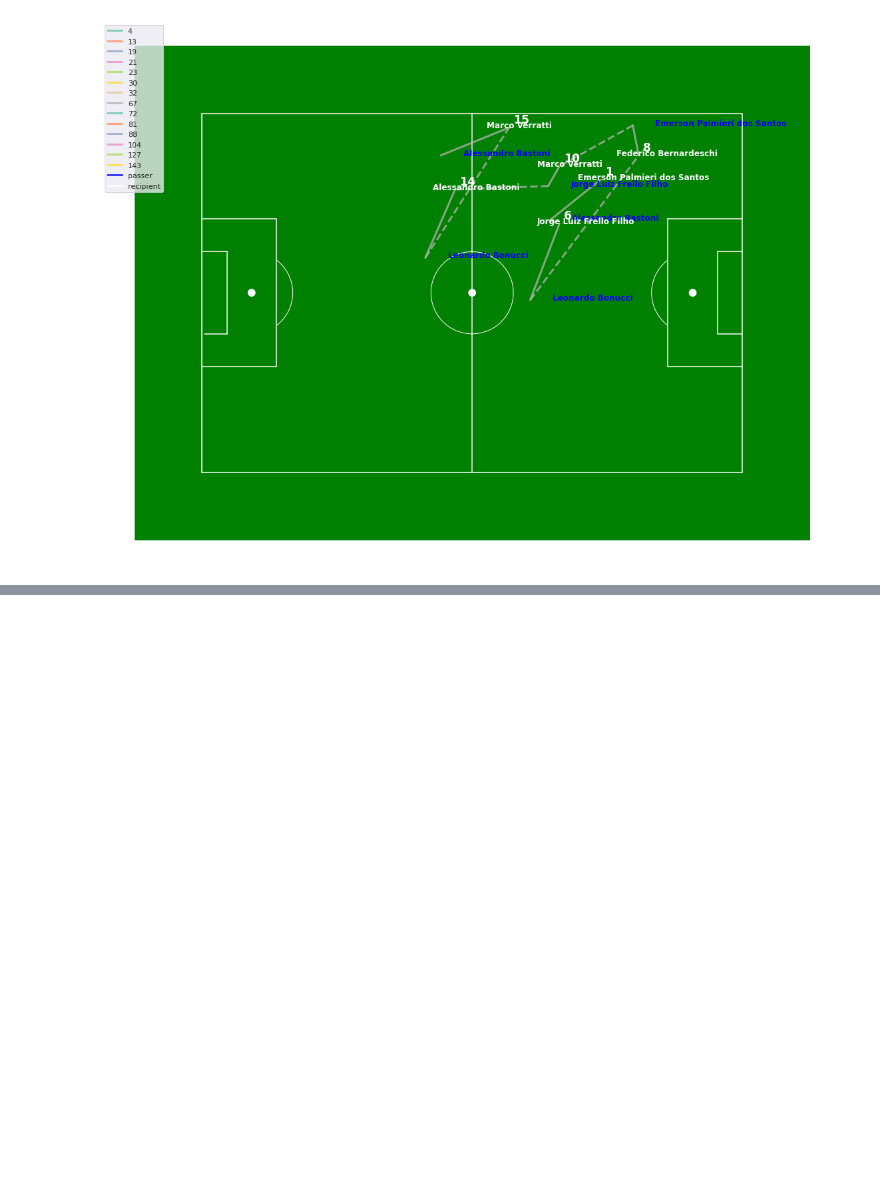
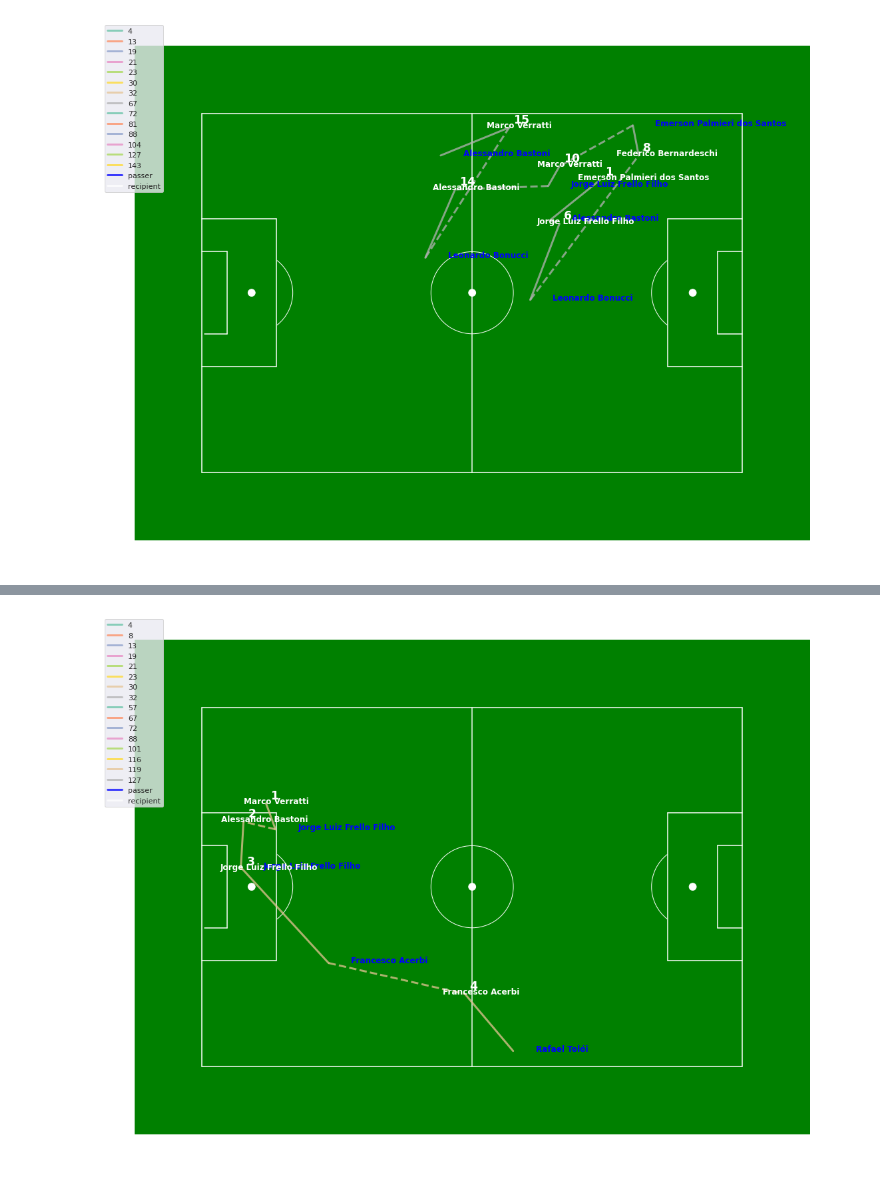
Before and after one commit to aegonwolf/socceranalytics, a Jupyter notebook: new-charts.ipynb, the cells around one changed output, grey strips where cells are left out. Cells and saved outputs as stored; diff of their text form; code cells hidden in the pictures; blank space fills up the shorter version.

```diff
--- a/new-charts.ipynb
+++ b/new-charts.ipynb
@@ -1161,0 +1227,31 @@ plt.savefig('cluster5_67gmm.png')
+# %%
+end_x, end_y = -1, -1
+fig, ax = create_pitch(120, 80,'white')
+for index, pass_ in cluster4.iterrows():
+    if (index < 0) or (pass_.possession != 119):
+        continue
+    x, y = pass_['x'], pass_['y']
+    y = 80 - y
+    if (end_x != -1):
+        ax.plot([end_x, x], [end_y, y], linewidth = 3, linestyle = 'dashed', alpha = 0.75, color = color)
+
+    end_x, end_y = pass_['end_x'], pass_['end_y']
+
+    end_y = 80 - end_y
+    color = color_map[pass_['possession']]
+    ax.plot([x, end_x], [y, end_y], linewidth = 3, alpha = 0.75, color = color)
+    plt.text((x+1),y+1,pass_.p_count, color = "white", fontweight = 'bold', fontsize = 'x-large')
+    plt.text((x-5),y,pass_.player_name, color = "white", fontweight = 'bold', fontsize = 'medium')
+    plt.text((end_x+5),end_y,pass_.pass_recipient_name, color = "blue", fontweight = 'bold', fontsize = 'medium')
+
+
+for c in color_labels:
+    ax.plot(x, y, linewidth = 3, color = color_map[c], alpha = 0.75, label = c)
+
+for a, b in zip(['blue', 'white'], ['passer', 'recipient']):
+    ax.plot(x, y, linewidth = 3, color = a, alpha = 0.75, label = b)
+ax.legend(loc = 'upper left')
+
+plt.savefig('cluster4_119gmm.png')
+# %% [output]
+[figure, added]
```
Also changed, not shown: parts of 12 cells of this notebook.
